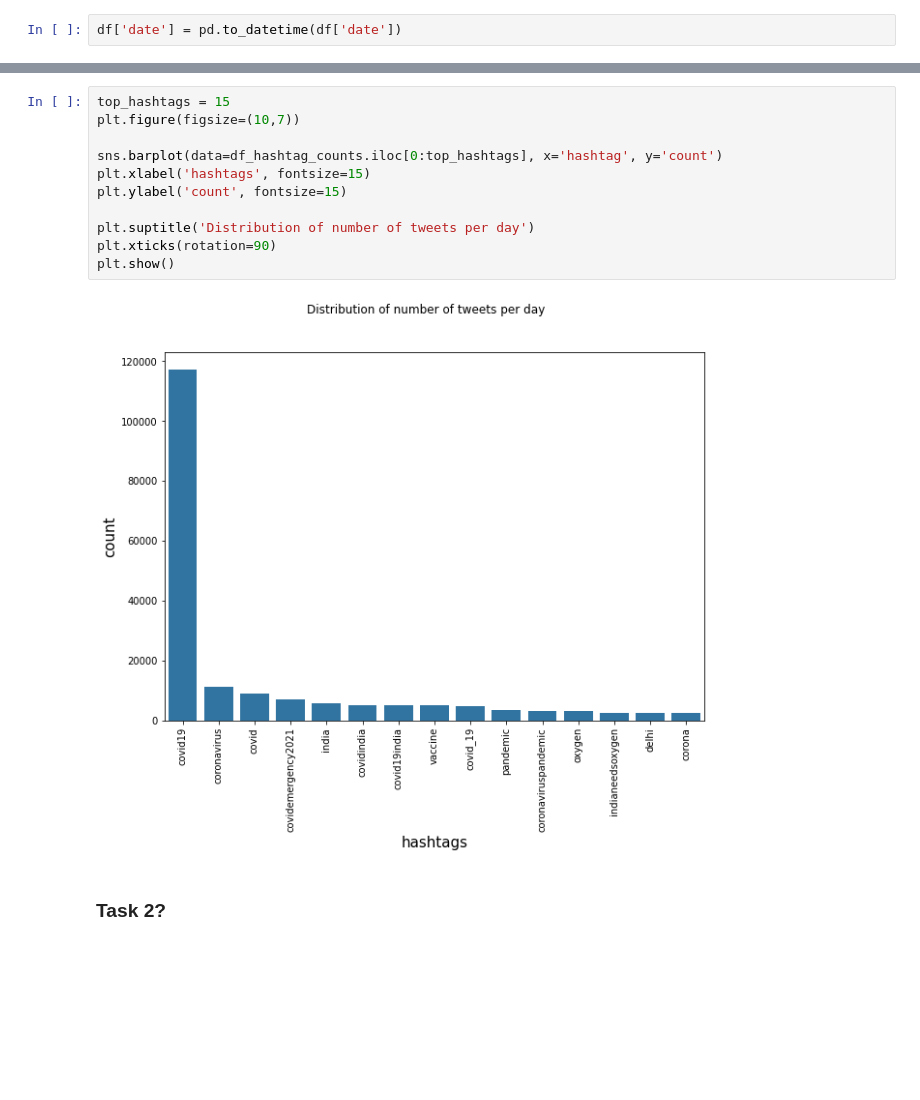
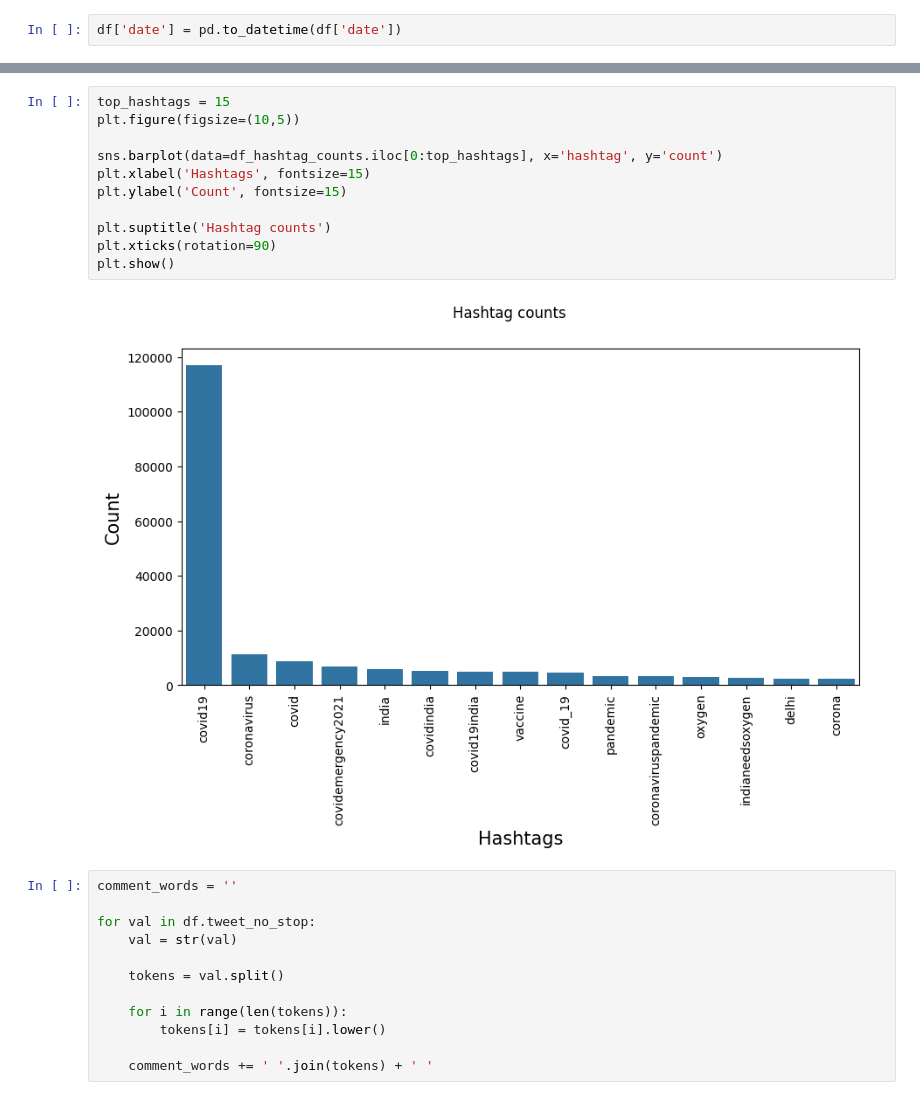
Before and after one commit to kayweeee/vaccine-discourse-analysis, a Jupyter notebook: vaccine_discourse_analysis.ipynb, the cells around one changed output, grey strips where cells are left out. Saved outputs shown, nothing was run; the diff lists cells and outputs as text; blank space fills up the shorter version.

Commit message:
completed task 1 & 2

```diff
--- a/vaccine_discourse_analysis.ipynb
+++ b/vaccine_discourse_analysis.ipynb
@@ -376,16 +400,26 @@ See the caveats in the documentation: https://pandas.pydata.org/pandas-docs/stab
 | 4 | india | 5868 |
 # %%
 top_hashtags = 15
-plt.figure(figsize=(10,7))
+plt.figure(figsize=(10,5))
 
 sns.barplot(data=df_hashtag_counts.iloc[0:top_hashtags], x='hashtag', y='count')
-plt.xlabel('hashtags', fontsize=15)
-plt.ylabel('count', fontsize=15)
+plt.xlabel('Hashtags', fontsize=15)
+plt.ylabel('Count', fontsize=15)
 
-plt.suptitle('Distribution of number of tweets per day')
+plt.suptitle('Hashtag counts')
 plt.xticks(rotation=90)
 plt.show()
 # %% [output]
-[figure, old version]
+[figure, new version]
-# %% [markdown]
-### **Task 2?** <a class='anchor' id='section-2'></a>
+# %%
+comment_words = ''
+
+for val in df.tweet_no_stop:
+    val = str(val)
+
+    tokens = val.split()
+
+    for i in range(len(tokens)):
+        tokens[i] = tokens[i].lower()
+
+    comment_words += ' '.join(tokens) + ' '
```
Also changed, not shown: parts of 37 cells of this notebook.
